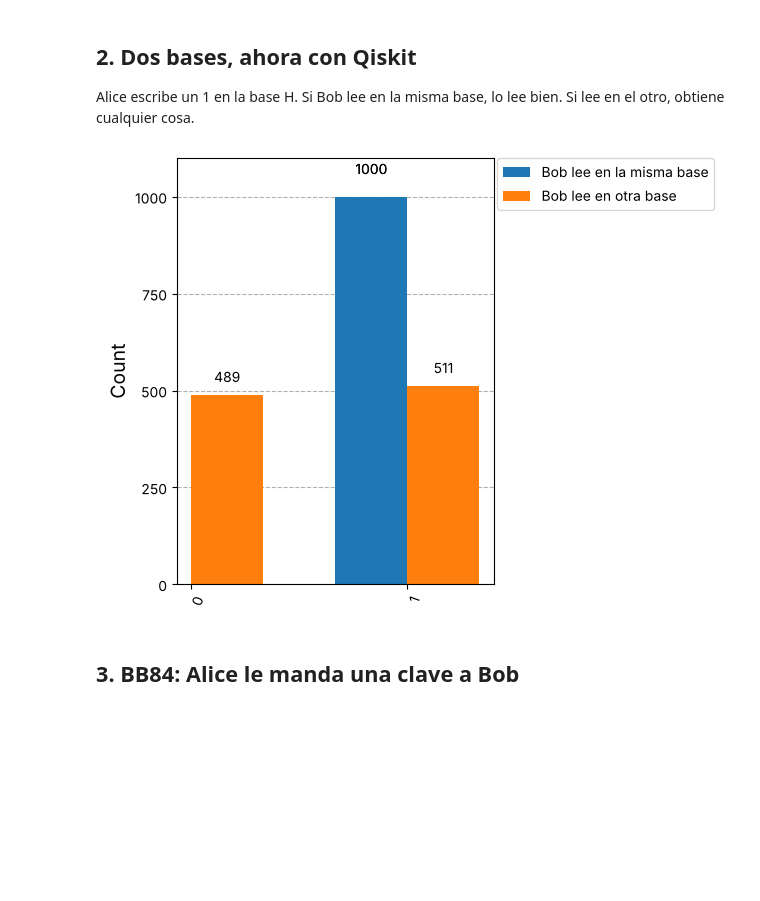
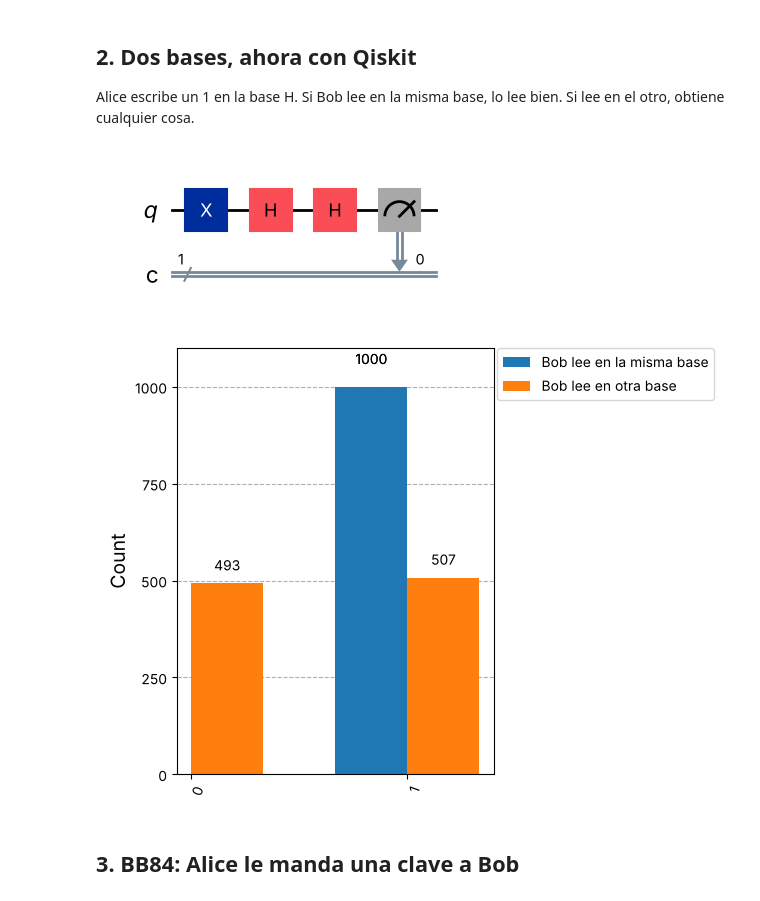
Before and after one commit to ValentinaPertile/bb84_pyday, a Jupyter notebook: espia_cuantico_pyday.ipynb, the cells around one changed output. Drawn from its saved outputs; the diff is of its cells as text; code cells hidden in the pictures; blank space fills up the shorter version.

Commit message:
Mostrar el dibujo del circuito en la sección de dos bases

```diff
--- a/espia_cuantico_pyday.ipynb
+++ b/espia_cuantico_pyday.ipynb
@@ -78,19 +78,22 @@ Alice escribe un 1 en la base H. Si Bob lee en la misma base, lo lee bien. Si le
 # %%
 def mensaje(bit, base_alice, base_bob):
     qc = QuantumCircuit(1, 1)
     if bit == 1:
         qc.x(0)                # Alice escribe el bit
     if base_alice == "H":
         qc.h(0)                # ...en la base H
     if base_bob == "H":
         qc.h(0)                # Bob lee en la base H
     qc.measure(0, 0)
     return qc
 
+display(mensaje(1, "H", "H").draw("mpl"))   # así se ve el circuito
+
 plot_histogram([ejecutar(mensaje(1, "H", "H")), ejecutar(mensaje(1, "H", "normal"))],
                legend=["Bob lee en la misma base", "Bob lee en otra base"])
 # %% [output]
-[figure, old version]
+[figure, new version]
+[figure, added]
 # %% [markdown]
 ## 3. BB84: Alice le manda una clave a Bob
 # %%
```
Also changed, not shown: parts of 4 cells of this notebook, 1 other file.
